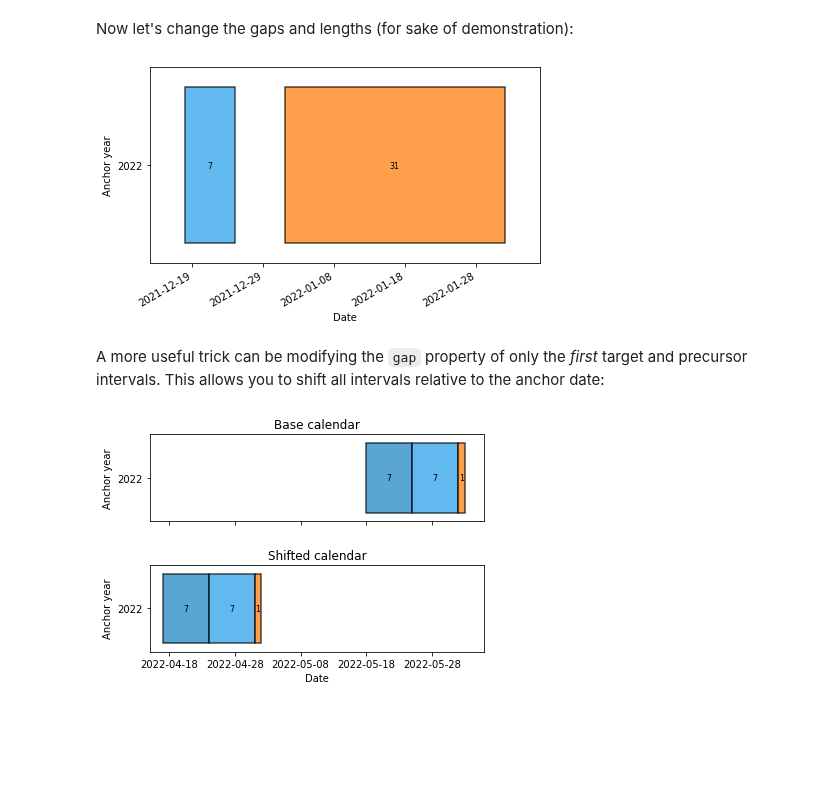
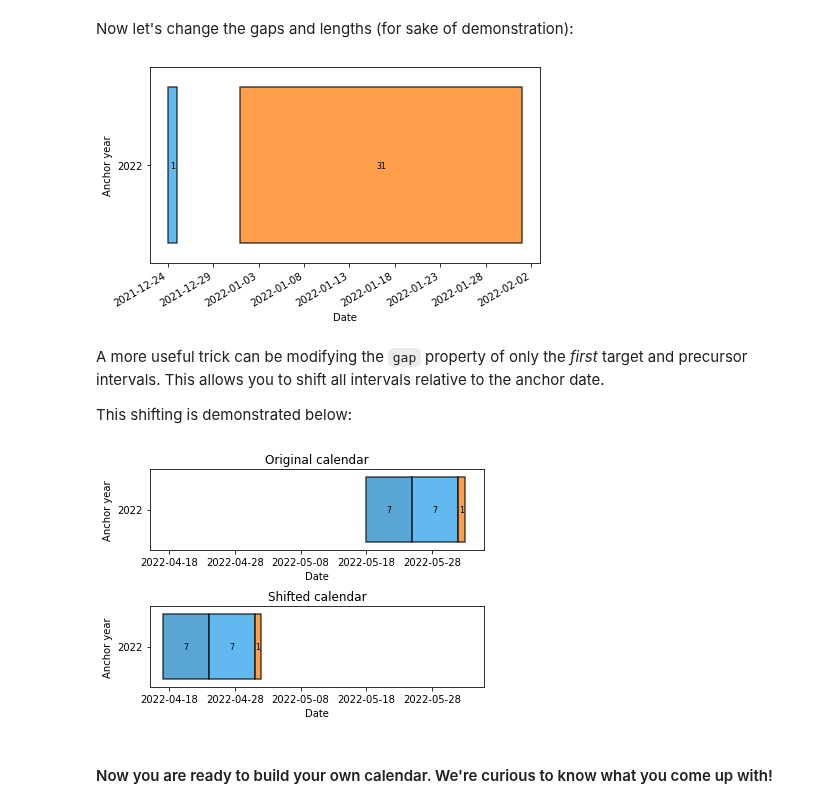
Before and after one commit to AI4S2S/s2spy, a Jupyter notebook: notebooks/all_about_the_calendar.ipynb, the cells around one changed output. Drawn from its saved outputs; the diff is of its cells as text; code cells hidden in the pictures; blank space fills up the shorter version.

```diff
--- a/notebooks/all_about_the_calendar.ipynb
+++ b/notebooks/all_about_the_calendar.ipynb
@@ -226,18 +231,22 @@ Now let's change the gaps and lengths (for sake of demonstration):
 # %%
 for precursor in cal.precursors:
     precursor.gap = "7d"
 
 for target in cal.targets:
     target.length="1M"
 
 cal.map_years(2022, 2022)
 cal.visualize(add_legend=False, show_length=True)
-fig = plt.gcf(); fig.autofmt_xdate()
 # %% [output]
-[figure, old version]
+[figure, new version]
 # %% [markdown]
-A more useful trick can be modifying the `gap` property of only the *first* target and precursor intervals. This allows you to shift all intervals relative to the anchor date:
+A more useful trick can be modifying the `gap` property of only the *first* target and precursor intervals. This allows you to shift all intervals relative to the anchor date.
+
+This shifting is demonstrated below:
 # %%
+import matplotlib.pyplot as plt
+import numpy as np
+
 cal = Calendar(
     anchor='06-01',
     allow_overlap=False,
@@ -249,20 +258,24 @@ cal = Calendar(
     ]
 )
 
-fig, (ax1, ax2) = plt.subplots(nrows=2, sharex=True)
+fig, (ax1, ax2) = plt.subplots(nrows=2)
+# Plot the original calendar
 cal.visualize(n_years=1, add_legend=False, show_length=True, ax=ax1)
-ax1.set_title("Base calendar")
 
 # Shift the calendar by a month
 cal.precursors[0].gap = "1M"
 cal.targets[0].gap = "-1M"
 
+# Plot the shifted calendar
 cal.visualize(n_years=1, add_legend=False, show_length=True, ax=ax2)
+
+# Make the plot pretty
+ax1.set_title("Original calendar")
 ax2.set_title("Shifted calendar")
-
-import numpy as np
-ax2.set_xlim((np.datetime64("2022-04-15"), np.datetime64("2022-06-05")))
-ax1.set_xlabel("")
-fig.subplots_adjust(hspace=0.5)
+for ax in (ax1, ax2):
+    ax.set_xlim((np.datetime64("2022-04-15"), np.datetime64("2022-06-05")))
+fig.subplots_adjust(hspace=0.7)
 # %% [output]
-[figure, old version]
+[figure, new version]
+# %% [markdown]
+#### Now you are ready to build your own calendar. We're curious to know what you come up with!
```
Also changed, not shown: parts of 10 cells of this notebook.
